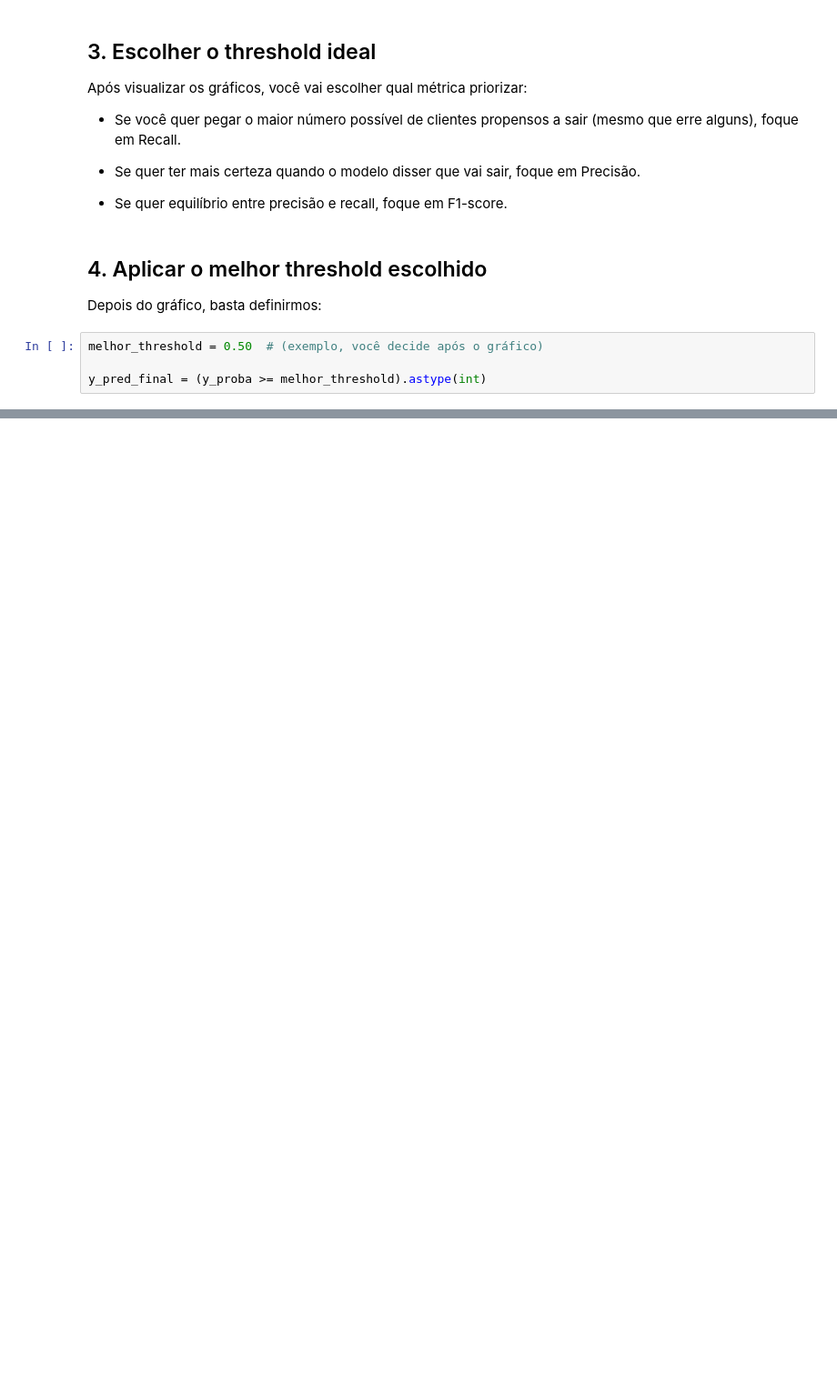
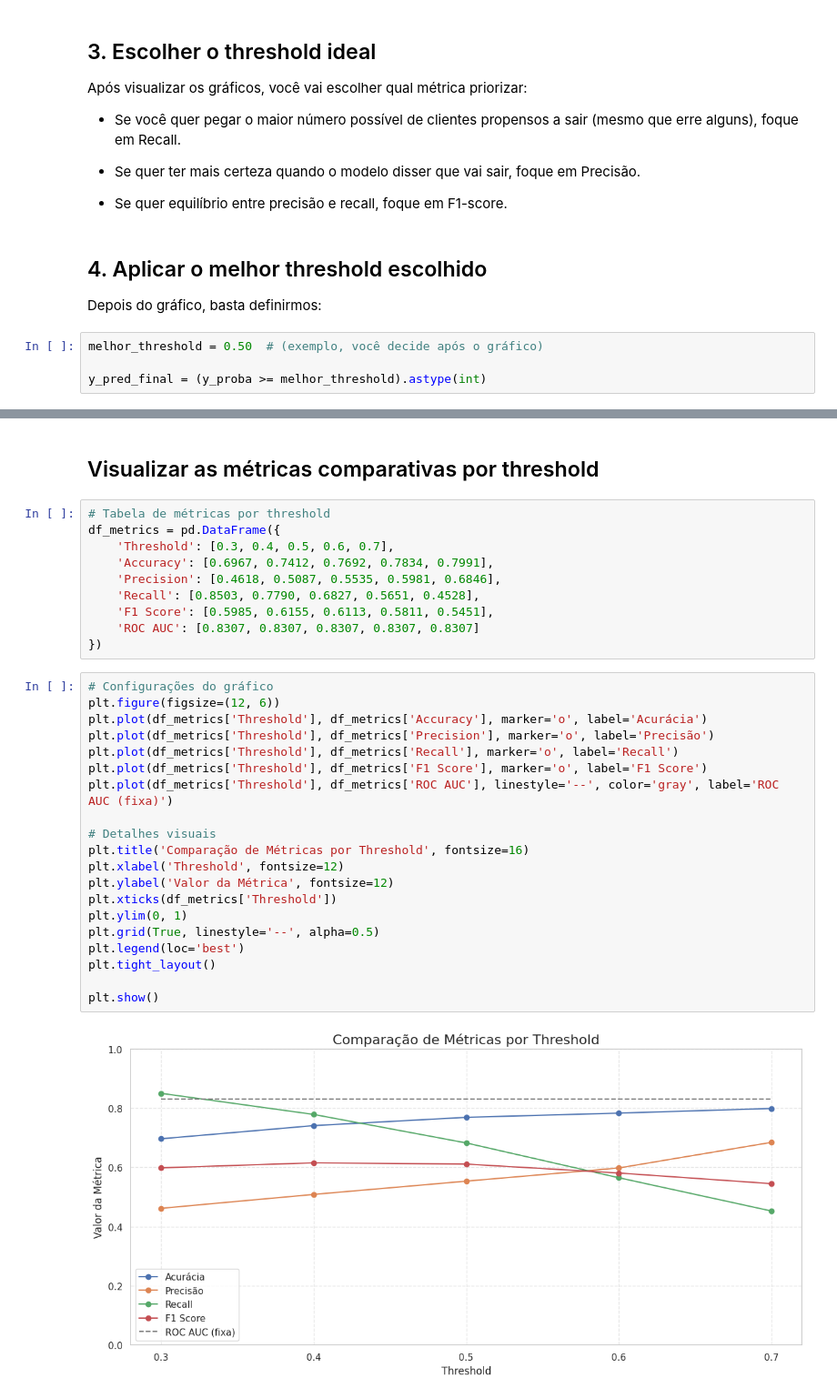
Before and after one commit to moises-rb/Analise_Dados, a Jupyter notebook: Telecom_X_PrevendoChurn/notebooks/03_Reavaliacao_Modelos.ipynb, the cells around one changed output, grey strips where cells are left out. Shown at 91% size. Cells and saved outputs as stored; diff of their text form; blank space fills up the shorter version.

Commit message:
Finalizado metricas com threshold e visualizacao grafica

```diff
--- a/Telecom_X_PrevendoChurn/notebooks/03_Reavaliacao_Modelos.ipynb
+++ b/Telecom_X_PrevendoChurn/notebooks/03_Reavaliacao_Modelos.ipynb
@@ -369,0 +423,34 @@ y_pred_final = (y_proba >= melhor_threshold).astype(int)
+# %% [markdown]
+## Visualizar as métricas comparativas por threshold
+# %%
+# Tabela de métricas por threshold
+df_metrics = pd.DataFrame({
+    'Threshold': [0.3, 0.4, 0.5, 0.6, 0.7],
+    'Accuracy': [0.6967, 0.7412, 0.7692, 0.7834, 0.7991],
+    'Precision': [0.4618, 0.5087, 0.5535, 0.5981, 0.6846],
+    'Recall': [0.8503, 0.7790, 0.6827, 0.5651, 0.4528],
+    'F1 Score': [0.5985, 0.6155, 0.6113, 0.5811, 0.5451],
+    'ROC AUC': [0.8307, 0.8307, 0.8307, 0.8307, 0.8307]
+})
+# %%
+# Configurações do gráfico
+plt.figure(figsize=(12, 6))
+plt.plot(df_metrics['Threshold'], df_metrics['Accuracy'], marker='o', label='Acurácia')
+plt.plot(df_metrics['Threshold'], df_metrics['Precision'], marker='o', label='Precisão')
+plt.plot(df_metrics['Threshold'], df_metrics['Recall'], marker='o', label='Recall')
+plt.plot(df_metrics['Threshold'], df_metrics['F1 Score'], marker='o', label='F1 Score')
+plt.plot(df_metrics['Threshold'], df_metrics['ROC AUC'], linestyle='--', color='gray', label='ROC AUC (fixa)')
+
+# Detalhes visuais
+plt.title('Comparação de Métricas por Threshold', fontsize=16)
+plt.xlabel('Threshold', fontsize=12)
+plt.ylabel('Valor da Métrica', fontsize=12)
+plt.xticks(df_metrics['Threshold'])
+plt.ylim(0, 1)
+plt.grid(True, linestyle='--', alpha=0.5)
+plt.legend(loc='best')
+plt.tight_layout()
+
+plt.show()
+# %% [output]
+[figure, added]
```
Also changed, not shown: parts of 18 cells of this notebook.
